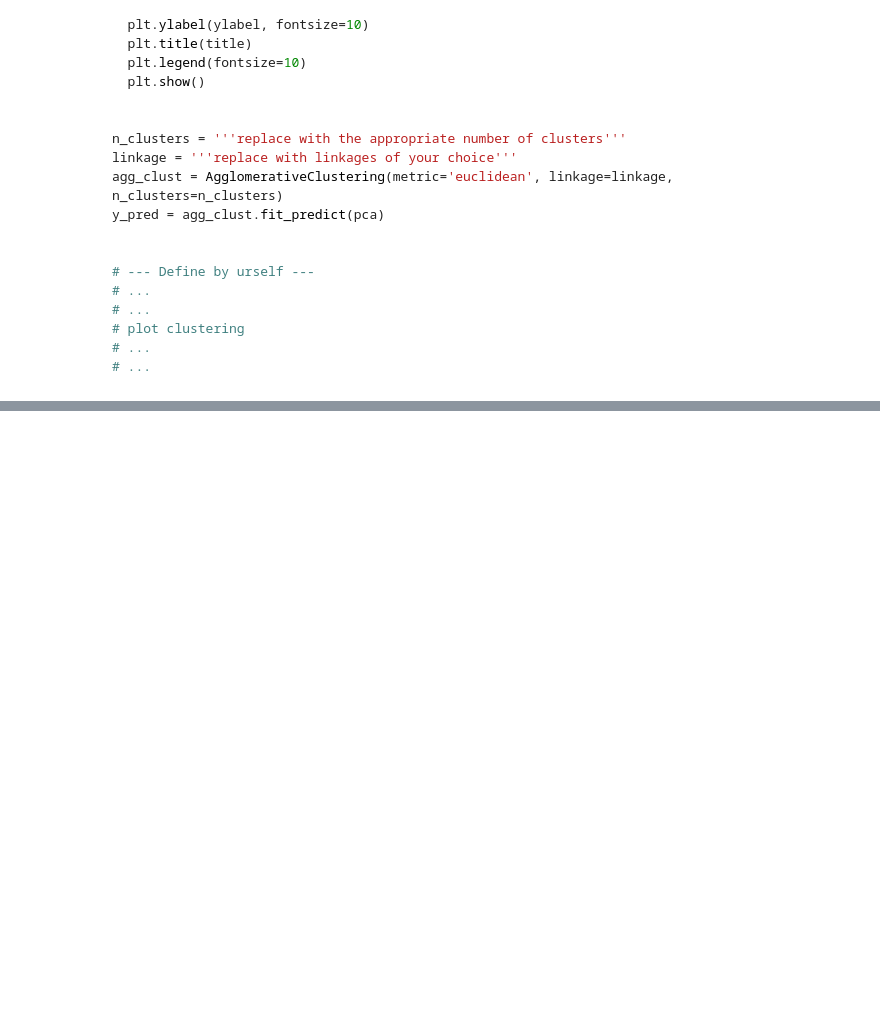
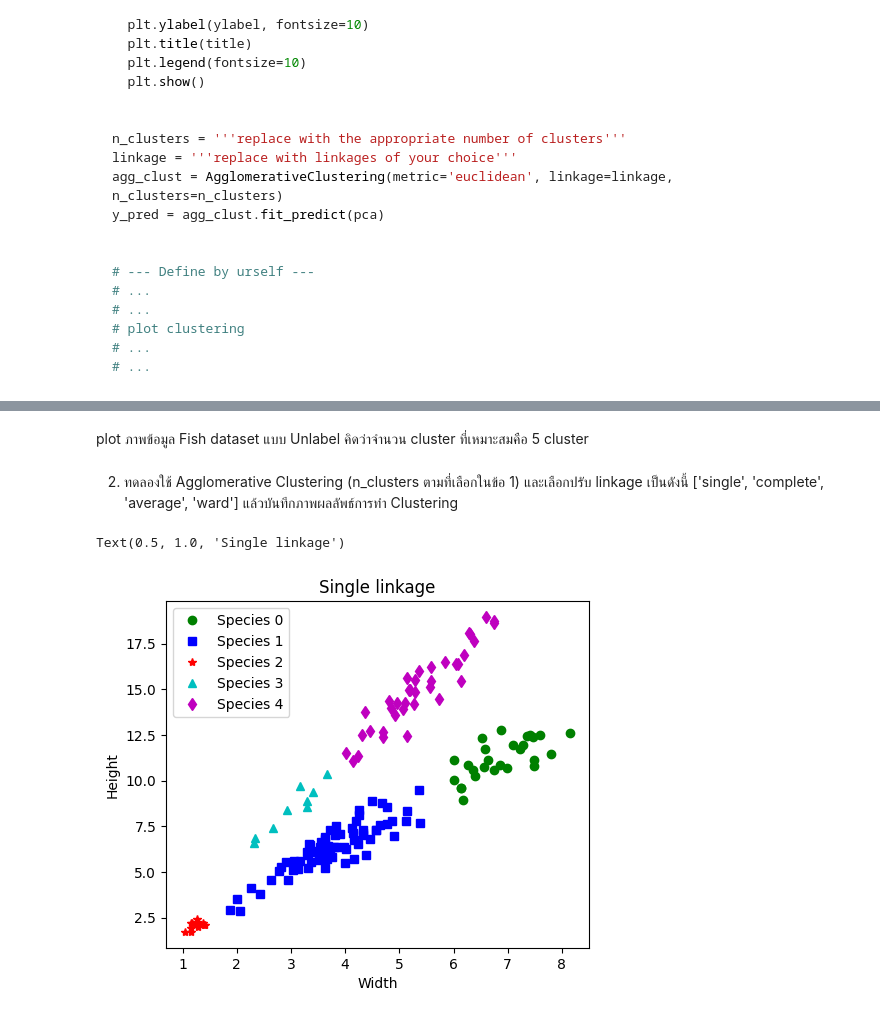
Before and after one commit to worachote1/Machine-Learning-Lab-KMITL, a Jupyter notebook: week_6_hw/W6-2_AgglomerativeClustering & Kmean.ipynb, the cells around one changed output, grey strips where cells are left out. Cells and saved outputs as stored; diff of their text form; code cells hidden in the pictures; blank space fills up the shorter version.

Commit message:
week_6: backup agglomerative model quiz 2

```diff
--- a/week_6_hw/W6-2_AgglomerativeClustering & Kmean.ipynb
+++ b/week_6_hw/W6-2_AgglomerativeClustering & Kmean.ipynb
@@ -555,0 +613,25 @@ y_pred = agg_clust.fit_predict(pca)
+# %% [markdown]
+plot ภาพข้อมูล Fish dataset แบบ Unlabel คิดว่าจํานวน cluster ที่เหมาะสมคือ 5 cluster
+# %% [markdown]
+2. ทดลองใช้ Agglomerative Clustering (n_clusters ตามที่เลือกในข้อ 1) และเลือกปรับ linkage เป็นดังนี้ ['single', 'complete', 'average', 'ward'] แล้วบันทึกภาพผลลัพธ์การทำ Clustering
+# %%
+modelo_hclust_single = AgglomerativeClustering(metric  = 'euclidean', linkage = 'single',n_clusters = 5)
+y_pred = modelo_hclust_single.fit_predict(X_fish_scaled)
+
+# plot cluster samples
+plt.figure(figsize=(12, 4.5))
+plt.subplot(122)
+# Plot each category with its unique color and marker
+for species_code in range(5):  # Assuming n unique categories
+    plt.plot(X[y_pred == species_code]['Width'], X[y_pred == species_code]['Height'],
+    color=colors[species_code], marker=markers[species_code], linestyle='',
+    label=f"Species {species_code}"
+    )
+# Add labels and legend
+plt.xlabel("Width", fontsize=10)
+plt.ylabel("Height", fontsize=10)
+plt.legend(fontsize=10)
+plt.title("Single linkage")
+# %% [output]
+Text(0.5, 1.0, 'Single linkage')
+[figure, added]
```
Also changed, not shown: parts of 8 cells of this notebook, 6 other files.
